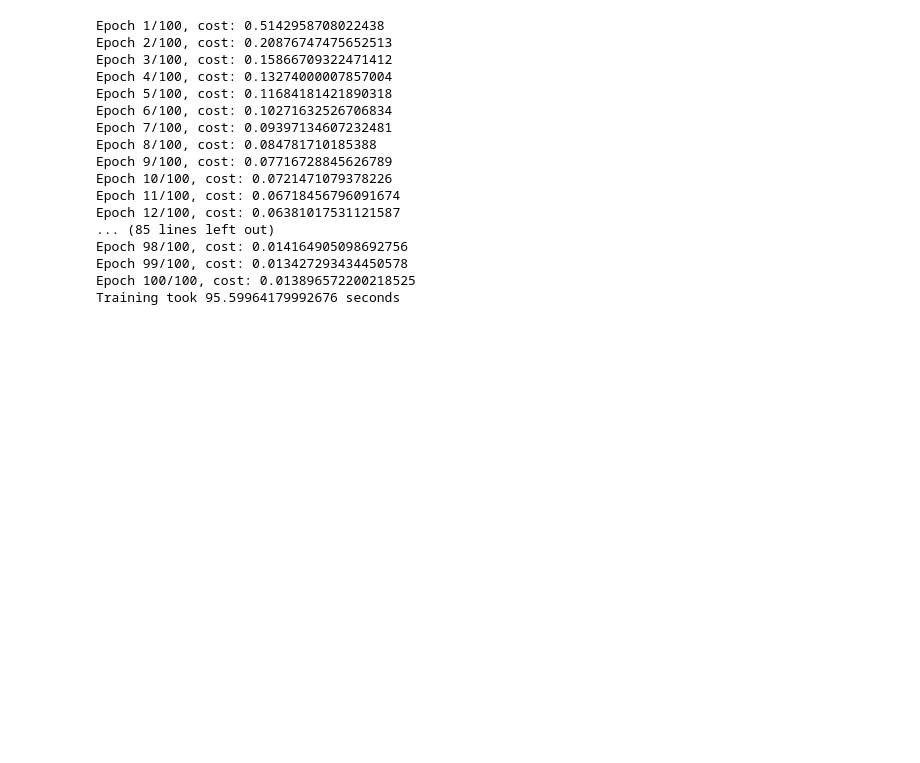
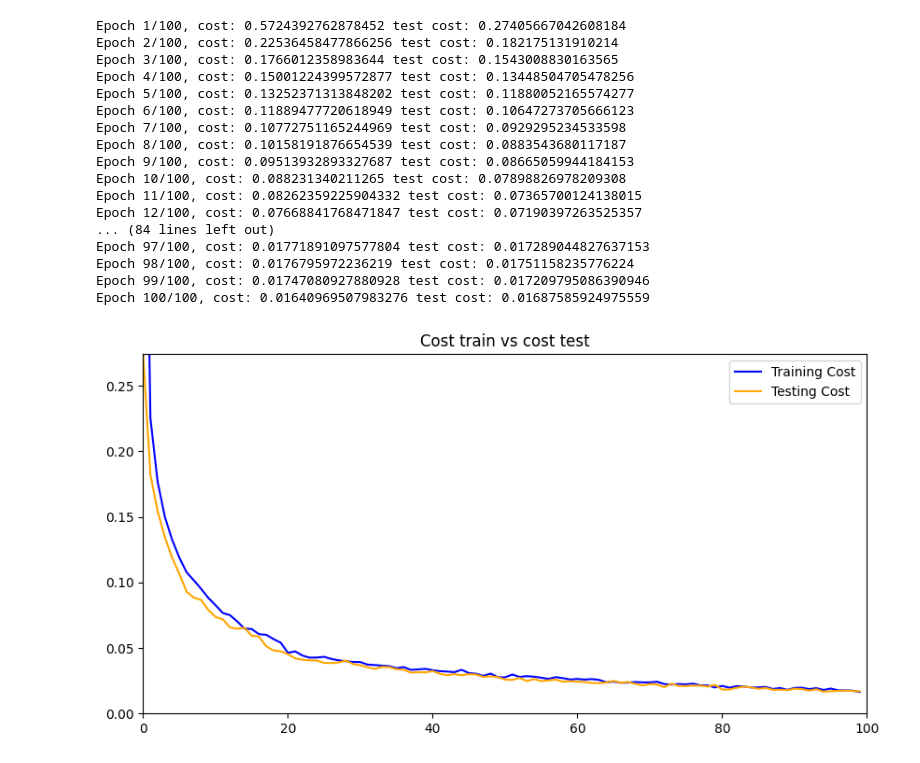
Before and after one commit to zkamper/neural-networks, a Jupyter notebook: assignment-3/mlp.ipynb, the cells around one changed output. Drawn from its saved outputs; the diff is of its cells as text; code cells hidden in the pictures; blank space fills up the shorter version.

Commit message:
assignment-3 - add plotting

```diff
--- a/assignment-3/mlp.ipynb
+++ b/assignment-3/mlp.ipynb
@@ -1,5 +1,6 @@
 # %%
 import numpy as np
+import matplotlib.pyplot as plt
 import time
 
 data = np.load('mnist_data.npz')
@@ -70,48 +71,74 @@ def train(dataset):
         label = np.array([data[1] for data in batch])
         cost += train_mini_batch(x, label)
     return cost / len(batches)
 
+def test(x: np.array, label: np.array):
+    global w_1, b_1, w_2, b_2
+    y, _, _ = forward_prop(x, w_1, b_1, w_2, b_2)
+    return cross_entropy(y, label)
+
+# Definire variabile globale
 w_1 = np.random.randn(784, 100) * 0.01
 b_1 = np.zeros(100)
 w_2 = np.random.randn(100, 10) * 0.01
 b_2 = np.zeros(10)
 
 ALPHA = 0.02
 EPOCHS = 100
 BATCH_SIZE = 100
 DROPOUT_RATE = 0.1
 
 train_data = list(zip(train_X, train_Y))
 train_data_len = len(train_data)
 
+# plot pentru grafic
+epochs, cost_train, cost_test = [], [], []
+plt.figure(figsize=(10, 5))
+plt.xlim(0, EPOCHS)
+plt.title('Cost train vs cost test')
+
+
 start_time = time.time()
 
 for i in range(EPOCHS):
     if i == 20:
         ALPHA = 0.01
     np.random.shuffle(train_data)
     avg_cost = train(train_data)
-    print(f'Epoch {i + 1}/{EPOCHS}, cost: {avg_cost}')
+    avg_cost_test = test(train_X, train_Y)
+    print(f'Epoch {i + 1}/{EPOCHS}, cost: {avg_cost} test cost: {avg_cost_test}')
 
+    epochs.append(i)
+    cost_train.append(avg_cost)
+    cost_test.append(avg_cost_test)
+
+
+plt.plot(epochs, cost_train, label="Training Cost", color="blue")
+plt.plot(epochs, cost_test, label="Testing Cost", color="orange")
+plt.legend()
+plt.ylim(0, max(cost_test))
+plt.show()
 end_time = time.time()
+
 print(f'Training took {end_time - start_time} seconds')
 # Save the model
 np.savez('model.npz', w_1 = w_1, b_1 = b_1, w_2 = w_2, b_2 = b_2)
 # %% [output]
-Epoch 1/100, cost: 0.5142958708022438
-Epoch 2/100, cost: 0.20876747475652513
-Epoch 3/100, cost: 0.15866709322471412
-Epoch 4/100, cost: 0.13274000007857004
-Epoch 5/100, cost: 0.11684181421890318
-Epoch 6/100, cost: 0.10271632526706834
-Epoch 7/100, cost: 0.09397134607232481
-Epoch 8/100, cost: 0.084781710185388
-Epoch 9/100, cost: 0.07716728845626789
-Epoch 10/100, cost: 0.0721471079378226
-Epoch 11/100, cost: 0.06718456796091674
-Epoch 12/100, cost: 0.06381017531121587
-... (85 lines left out)
-Epoch 98/100, cost: 0.014164905098692756
-Epoch 99/100, cost: 0.013427293434450578
-Epoch 100/100, cost: 0.013896572200218525
-Training took 95.59964179992676 seconds
+Epoch 1/100, cost: 0.5724392762878452 test cost: 0.27405667042608184
+Epoch 2/100, cost: 0.22536458477866256 test cost: 0.182175131910214
+Epoch 3/100, cost: 0.1766012358983644 test cost: 0.1543008830163565
+Epoch 4/100, cost: 0.15001224399572877 test cost: 0.13448504705478256
+Epoch 5/100, cost: 0.13252371313848202 test cost: 0.11880052165574277
+Epoch 6/100, cost: 0.11889477720618949 test cost: 0.10647273705666123
+Epoch 7/100, cost: 0.10772751165244969 test cost: 0.0929295234533598
+Epoch 8/100, cost: 0.10158191876654539 test cost: 0.0883543680117187
+Epoch 9/100, cost: 0.09513932893327687 test cost: 0.08665059944184153
+Epoch 10/100, cost: 0.088231340211265 test cost: 0.07898826978209308
+Epoch 11/100, cost: 0.08262359225904332 test cost: 0.07365700124138015
+Epoch 12/100, cost: 0.07668841768471847 test cost: 0.07190397263525357
+... (84 lines left out)
+Epoch 97/100, cost: 0.01771891097577804 test cost: 0.017289044827637153
+Epoch 98/100, cost: 0.0176795972236219 test cost: 0.01751158235776224
+Epoch 99/100, cost: 0.01747080927880928 test cost: 0.017209795086390946
+Epoch 100/100, cost: 0.01640969507983276 test cost: 0.01687585924975559
+[figure, added]
```
Also changed, not shown: parts of 1 cell of this notebook, 1 other file.
